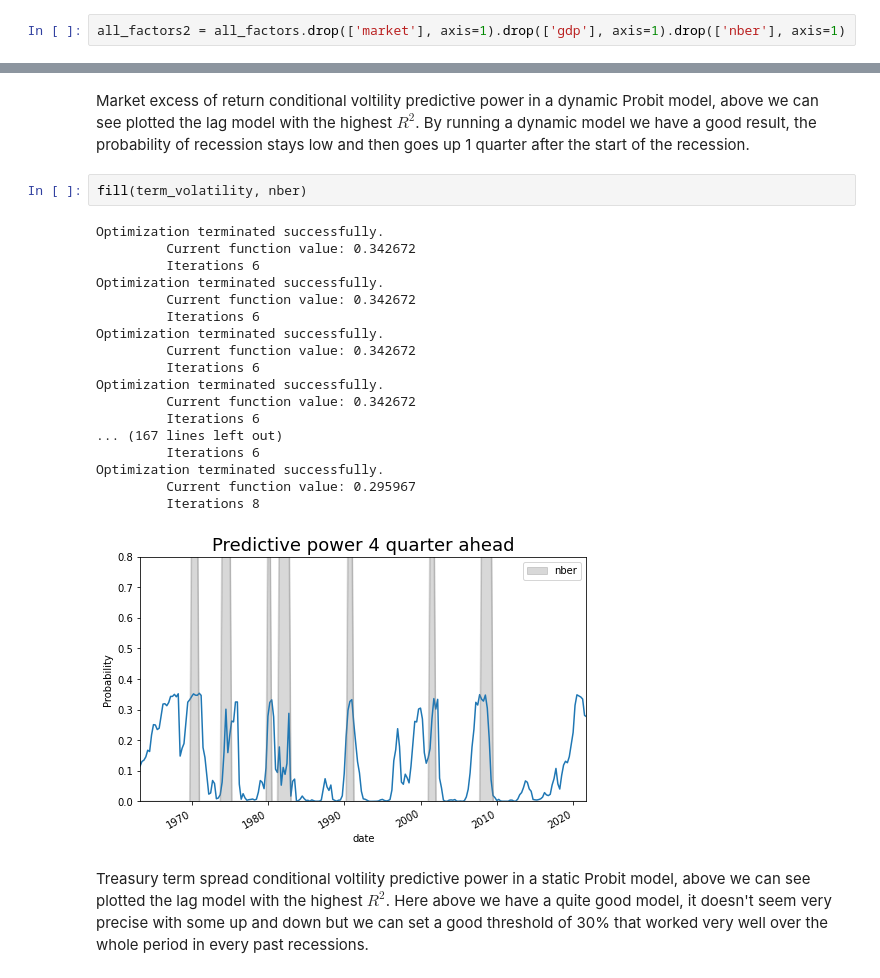
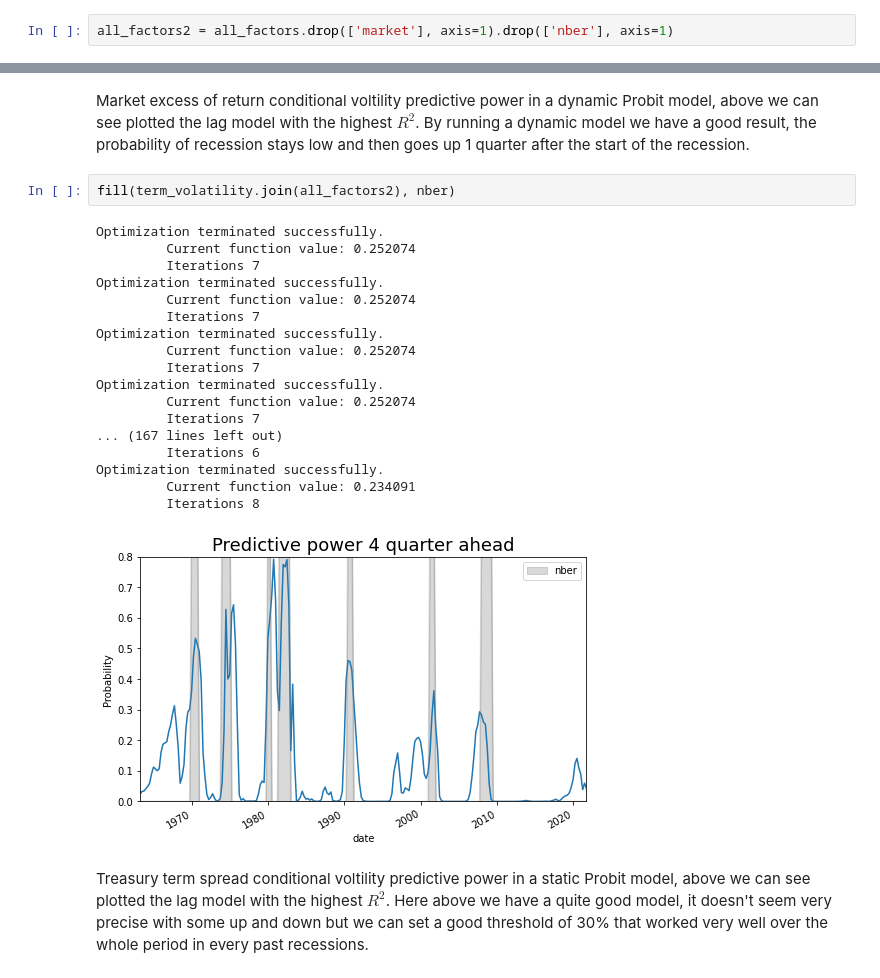
Before and after one commit to alessandrofogli/Ai-for-Finance, a Jupyter notebook: Project4/ES4.ipynb, the cells around one changed output, grey strips where cells are left out. Drawn from its saved outputs; the diff is of its cells as text.

```diff
--- a/Project4/ES4.ipynb
+++ b/Project4/ES4.ipynb
@@ -288,7 +288,7 @@ Above the results of the dynamic models - add of lag recession as exlanatory var
 We can notice that the most robust factors -the ones that are statistically significant with more frequency- are Funds rate and Gdp growth.
 Now we can run a static model for predicting recession by using these robust factors.
 # %%
-all_factors2 = all_factors.drop(['market'], axis=1).drop(['gdp'], axis=1).drop(['nber'], axis=1)
+all_factors2 = all_factors.drop(['market'], axis=1).drop(['nber'], axis=1)
 # %%
 def fill3(valx, valy):
 
@@ -592,26 +582,26 @@ Optimization terminated successfully.
 # %% [markdown]
 Market excess of return conditional voltility predictive power in a dynamic Probit model, above we can see plotted the lag model with the highest $R^{2}$. By running a dynamic model we have a good result, the probability of recession stays low and then goes up 1 quarter after the start of the recession.
 # %%
-fill(term_volatility, nber)
+fill(term_volatility.join(all_factors2), nber)
 # %% [output]
 Optimization terminated successfully.
-         Current function value: 0.342672
-         Iterations 6
+         Current function value: 0.252074
+         Iterations 7
 Optimization terminated successfully.
-         Current function value: 0.342672
-         Iterations 6
+         Current function value: 0.252074
+         Iterations 7
 Optimization terminated successfully.
-         Current function value: 0.342672
-         Iterations 6
+         Current function value: 0.252074
+         Iterations 7
 Optimization terminated successfully.
-         Current function value: 0.342672
-         Iterations 6
+         Current function value: 0.252074
+         Iterations 7
 ... (167 lines left out)
          Iterations 6
 Optimization terminated successfully.
-         Current function value: 0.295967
+         Current function value: 0.234091
          Iterations 8
-[figure, old version]
+[figure, new version]
 # %% [markdown]
 Treasury term spread conditional voltility predictive power in a static Probit model, above we can see plotted the lag model with the highest $R^{2}$. Here above we have a quite good model, it doesn't seem very precise with some up and down but we can set a good threshold of 30% that worked very well over the whole period in every past recessions.
 # %%
```
Also changed, not shown: parts of 8 cells of this notebook.
